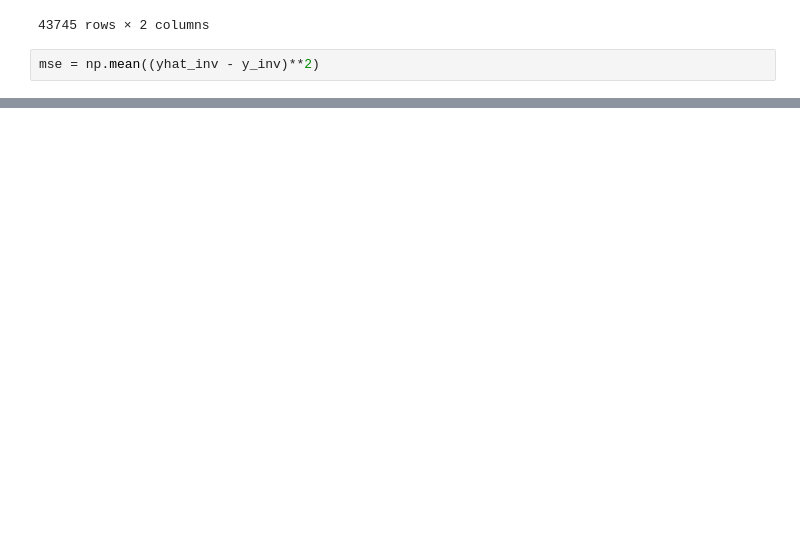
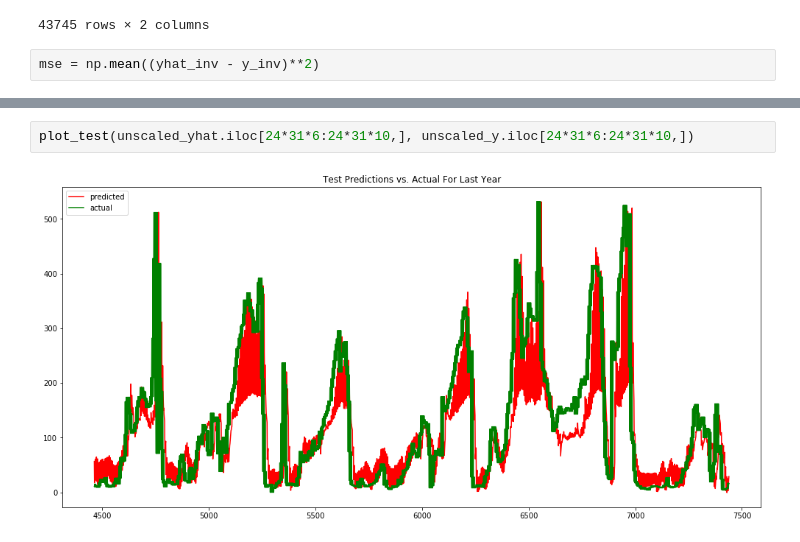
Before and after one commit to vikmreddy/deep-air, a Jupyter notebook: LSTM_models/tensorflow/tf_seq2seq-Beijing_only.ipynb, the cells around one changed output, grey strips where cells are left out. Drawn from its saved outputs; the diff is of its cells as text; blank space fills up the shorter version.

```diff
--- a/LSTM_models/tensorflow/tf_seq2seq-Beijing_only.ipynb
+++ b/LSTM_models/tensorflow/tf_seq2seq-Beijing_only.ipynb
@@ -590,0 +638,4 @@ plot_test(unscaled_yhat.iloc[:24*31*2,], unscaled_y.iloc[:24*31*2,])
+# %%
+plot_test(unscaled_yhat.iloc[24*31*6:24*31*10,], unscaled_y.iloc[24*31*6:24*31*10,])
+# %% [output]
+[figure, added]
```
Also changed, not shown: parts of 16 cells of this notebook, 3 other files.
